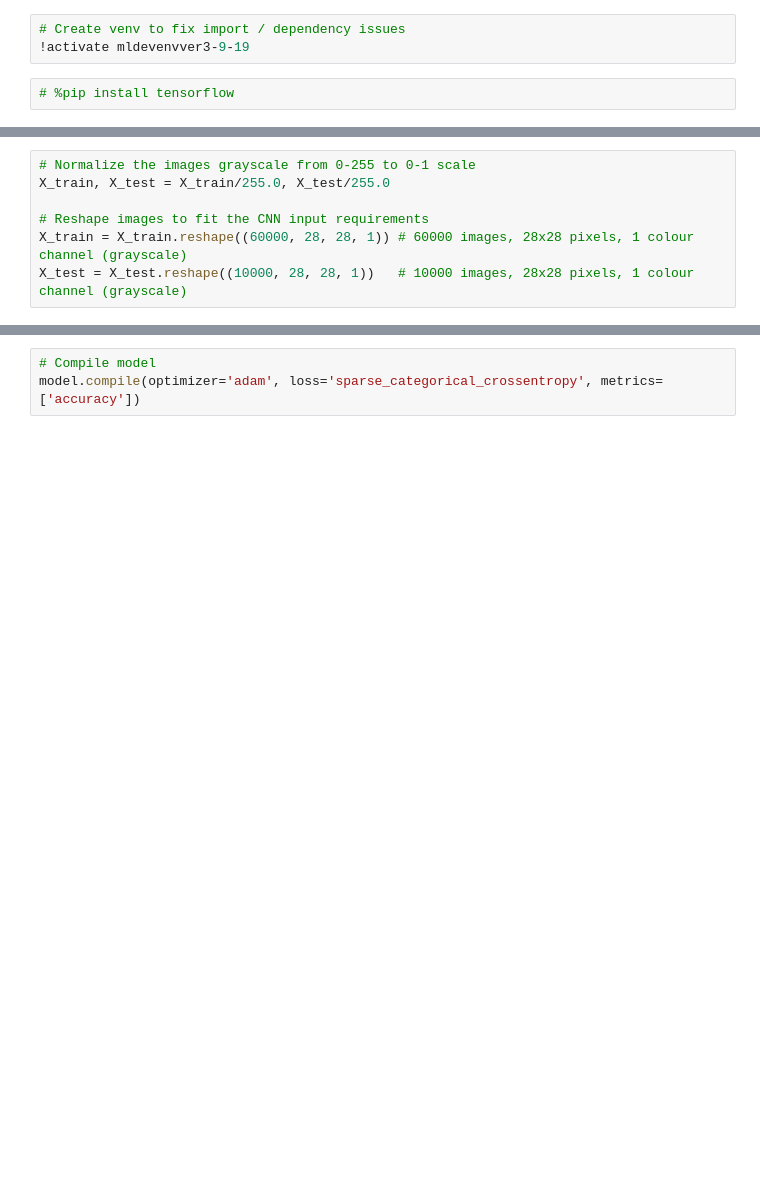
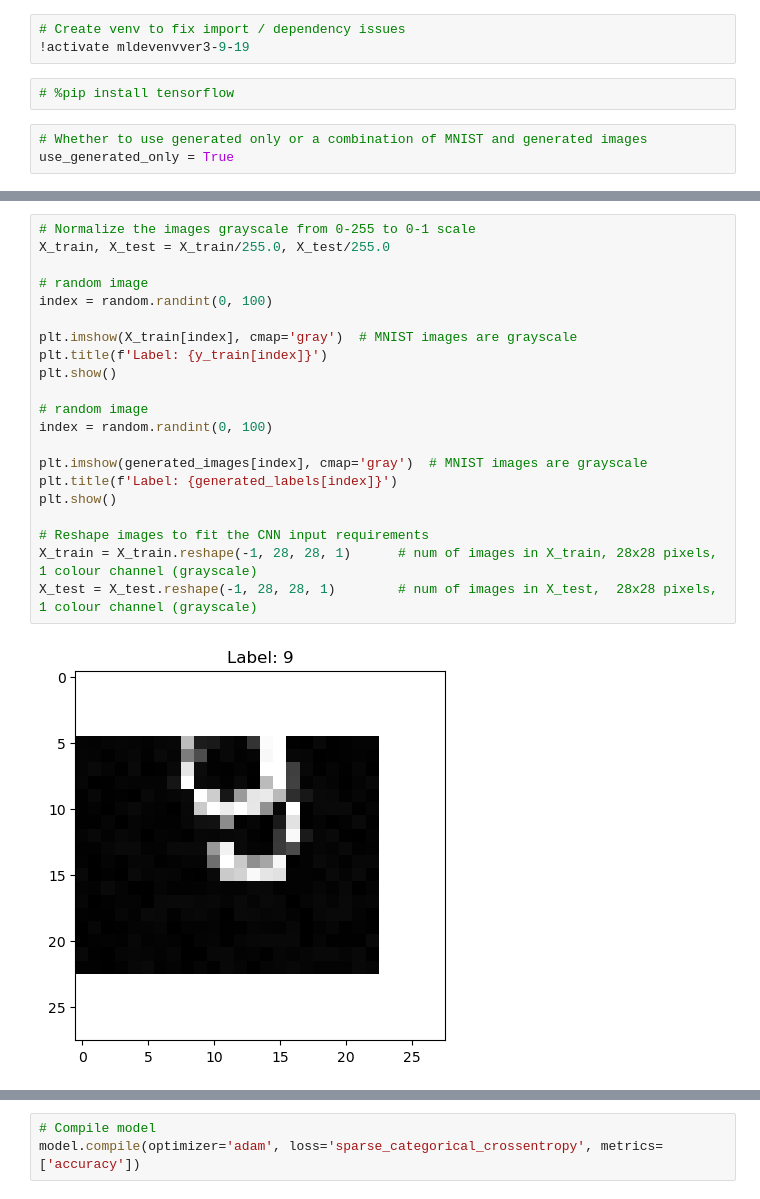
Before and after one commit to ConnorUsaty/AI-sudoku-solver, a Jupyter notebook: classificationModel/DigitClassificationModel.ipynb, the cells around one changed output, grey strips where cells are left out. Cells and saved outputs as stored; diff of their text form; blank space fills up the shorter version.

```diff
--- a/classificationModel/DigitClassificationModel.ipynb
+++ b/classificationModel/DigitClassificationModel.ipynb
@@ -3,6 +3,9 @@
 !activate mldevenvver3-9-19
 # %%
 # %pip install tensorflow
+# %%
+# Whether to use generated only or a combination of MNIST and generated images
+use_generated_only = True
 # %%
 import tensorflow as tf
 import keras
@@ -14,7 +52,23 @@ mnist = tf.keras.datasets.mnist
 # %%
 # Normalize the images grayscale from 0-255 to 0-1 scale
 X_train, X_test = X_train/255.0, X_test/255.0
 
+# random image
+index = random.randint(0, 100)
+
+plt.imshow(X_train[index], cmap='gray')  # MNIST images are grayscale
+plt.title(f'Label: {y_train[index]}')
+plt.show()
+
+# random image
+index = random.randint(0, 100)
+
+plt.imshow(generated_images[index], cmap='gray')  # MNIST images are grayscale
+plt.title(f'Label: {generated_labels[index]}')
+plt.show()
+
 # Reshape images to fit the CNN input requirements
-X_train = X_train.reshape((60000, 28, 28, 1)) # 60000 images, 28x28 pixels, 1 colour channel (grayscale)
-X_test = X_test.reshape((10000, 28, 28, 1))   # 10000 images, 28x28 pixels, 1 colour channel (grayscale)
+X_train = X_train.reshape(-1, 28, 28, 1)      # num of images in X_train, 28x28 pixels, 1 colour channel (grayscale)
+X_test = X_test.reshape(-1, 28, 28, 1)        # num of images in X_test,  28x28 pixels, 1 colour channel (grayscale)
+# %% [output]
+[figure, added]
```
Also changed, not shown: parts of 10 cells of this notebook, 1 other file.
